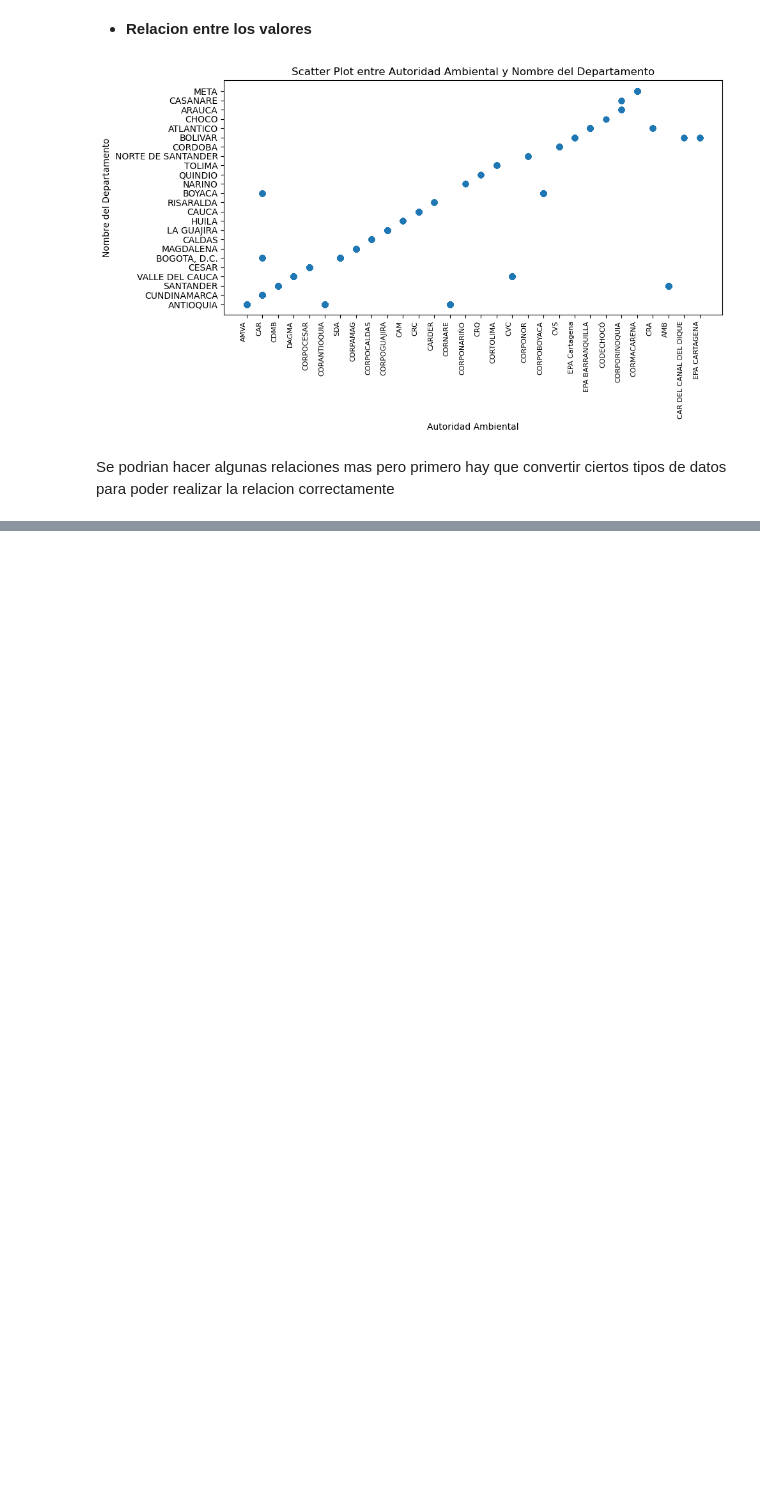
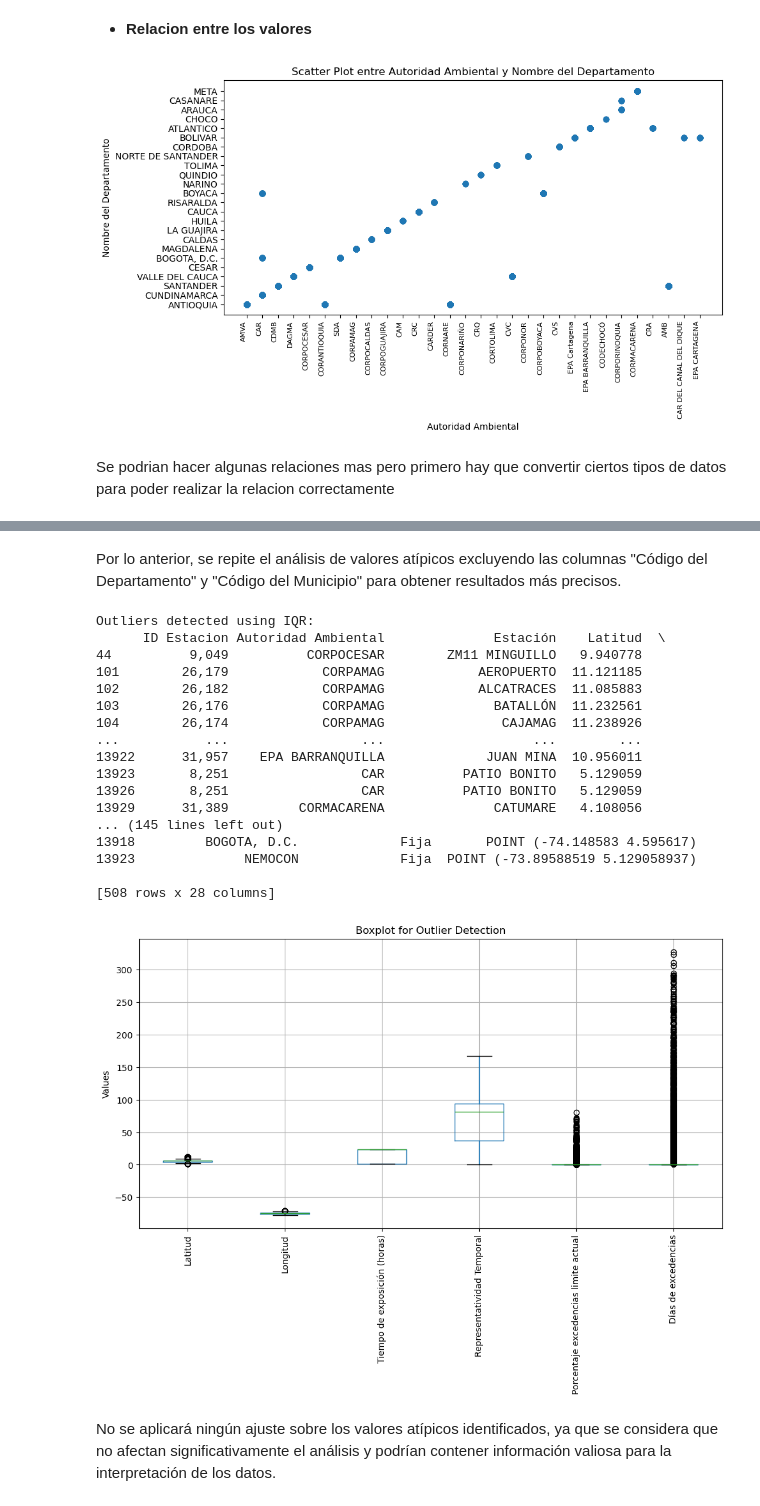
Before and after one commit to david37432/Parcial1Analitica, a Jupyter notebook: ParcialPrimerCorteAnalitica.ipynb, the cells around one changed output, grey strips where cells are left out. Drawn from its saved outputs; the diff is of its cells as text; code cells hidden in the pictures; blank space fills up the shorter version.

```diff
--- a/ParcialPrimerCorteAnalitica.ipynb
+++ b/ParcialPrimerCorteAnalitica.ipynb
@@ -449,0 +541,50 @@ Se podrian hacer algunas relaciones mas pero primero hay que convertir ciertos t
+# %% [markdown]
+Por lo anterior, se repite el análisis de valores atípicos excluyendo las columnas "Código del Departamento" y "Código del Municipio" para obtener resultados más precisos.
+# %%
+# Excluir las columnas específicas
+columns_to_exclude = ["Código del Departamento", "Código del Municipio"]
+numeric_cols = df.select_dtypes(include=['number']).drop(columns=columns_to_exclude, errors='ignore')
+
+# IQR Method
+Q1 = numeric_cols.quantile(0.25, numeric_only=True)
+Q3 = numeric_cols.quantile(0.75, numeric_only=True)
+IQR = Q3 - Q1
+outliers_iqr = (numeric_cols < (Q1 - 1.5 * IQR)) | (numeric_cols > (Q3 + 1.5 * IQR))
+
+print("\nOutliers detected using IQR:")
+print(df[outliers_iqr.any(axis=1)])
+
+# Z-score Method
+z_scores = stats.zscore(numeric_cols, nan_policy='omit')
+outliers_zscore = (abs(z_scores) > 3)
+
+print("\nOutliers detected using Z-score:")
+print(df[outliers_zscore.any(axis=1)])
+
+# Boxplot Visualization
+plt.figure(figsize=(12, 6))
+numeric_cols.boxplot(rot=90)
+plt.title("Boxplot for Outlier Detection")
+plt.ylabel("Values")
+plt.show()
+# %% [output]
+Outliers detected using IQR:
+      ID Estacion Autoridad Ambiental              Estación    Latitud  \
+44          9,049          CORPOCESAR        ZM11 MINGUILLO   9.940778
+101        26,179            CORPAMAG            AEROPUERTO  11.121185
+102        26,182            CORPAMAG            ALCATRACES  11.085883
+103        26,176            CORPAMAG              BATALLÓN  11.232561
+104        26,174            CORPAMAG               CAJAMAG  11.238926
+...           ...                 ...                   ...        ...
+13922      31,957    EPA BARRANQUILLA             JUAN MINA  10.956011
+13923       8,251                 CAR          PATIO BONITO   5.129059
+13926       8,251                 CAR          PATIO BONITO   5.129059
+13929      31,389         CORMACARENA              CATUMARE   4.108056
+... (145 lines left out)
+13918         BOGOTA, D.C.             Fija       POINT (-74.148583 4.595617)
+13923              NEMOCON             Fija  POINT (-73.89588519 5.129058937)
+
+[508 rows x 28 columns]
+[figure, added]
+# %% [markdown]
+No se aplicará ningún ajuste sobre los valores atípicos identificados, ya que se considera que no afectan significativamente el análisis y podrían contener información valiosa para la interpretación de los datos.
```
Also changed, not shown: parts of 7 cells of this notebook.
